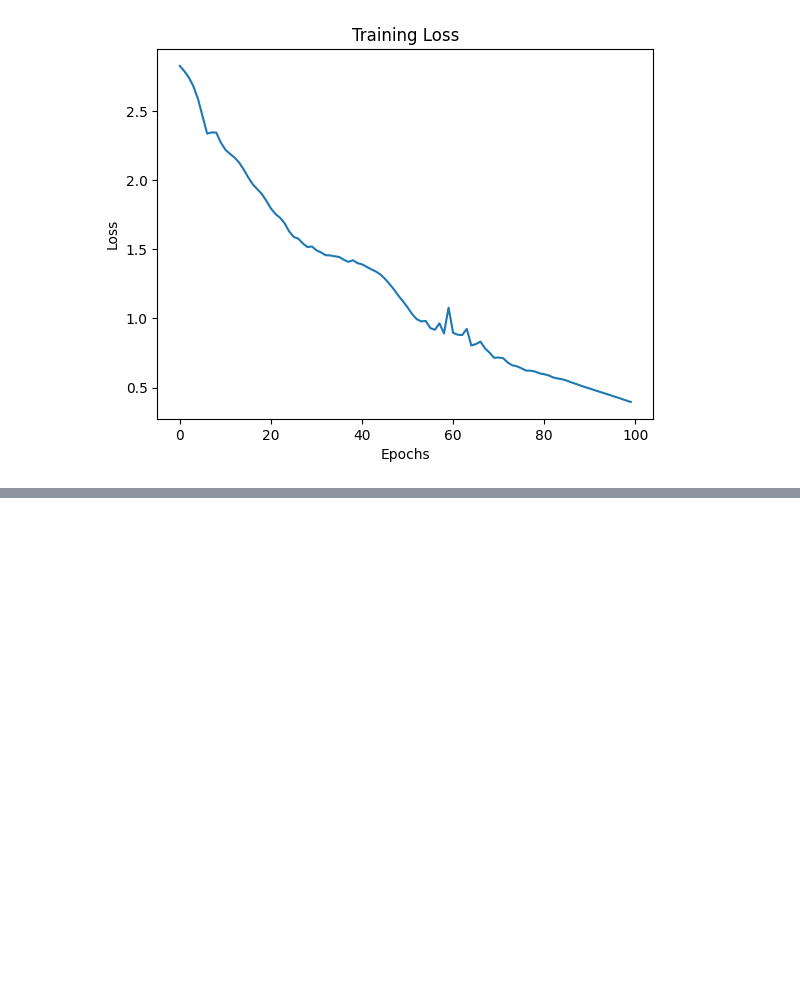
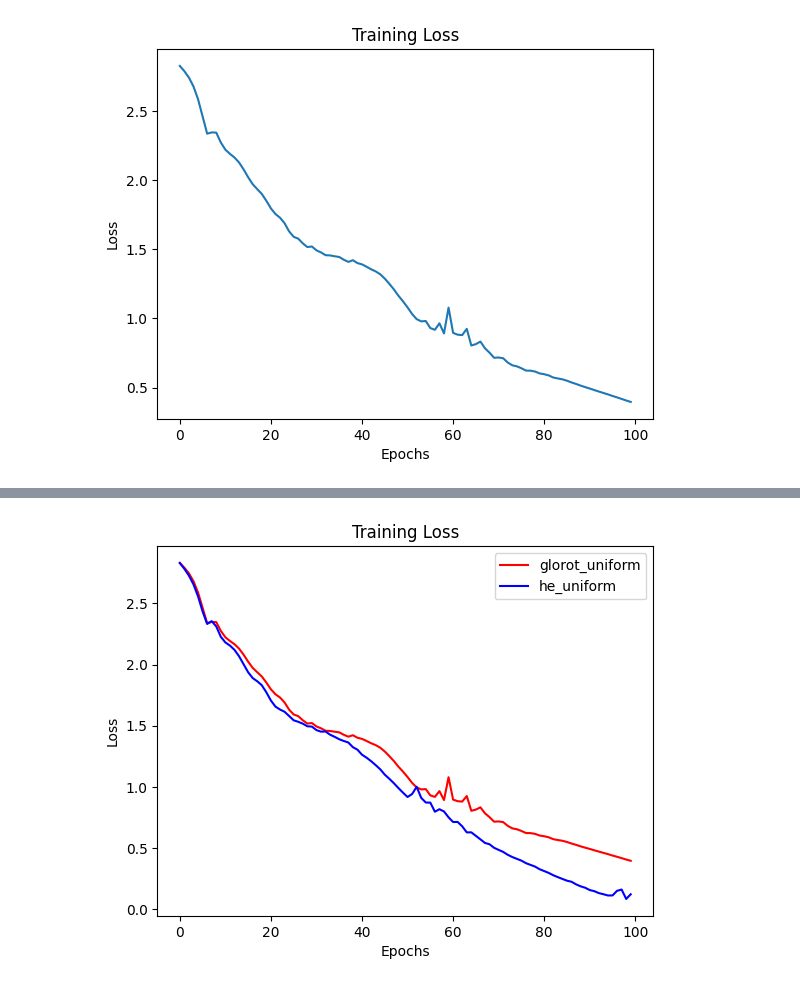
Before and after one commit to jihyeon26/neural_network_basic, a Jupyter notebook: neural_networks_ibm/2.4.2. Transformers_with_Keras.ipynb, the cells around one changed output, grey strips where cells are left out. Drawn from its saved outputs; the diff is of its cells as text; code cells hidden in the pictures; blank space fills up the shorter version.

```diff
--- a/neural_networks_ibm/2.4.2. Transformers_with_Keras.ipynb
+++ b/neural_networks_ibm/2.4.2. Transformers_with_Keras.ipynb
@@ -220,0 +223,79 @@ plt.show()
+# %%
+#Define the Self-Attention Layer
+class SelfAttention(Layer):
+    def __init__(self, **kwargs):
+        super(SelfAttention, self).__init__(**kwargs)
+
+    def build(self, input_shape):
+        feature_dim = input_shape[-1]
+        # Weight matrices for Q, K, V
+        self.Wq = self.add_weight(shape=(feature_dim, feature_dim),
+                                  initializer='he_uniform',
+                                  trainable=True,
+                                  name='Wq')
+        self.Wk = self.add_weight(shape=(feature_dim, feature_dim),
+                                  initializer='he_uniform',
+                                  trainable=True,
+                                  name='Wk')
+        self.Wv = self.add_weight(shape=(feature_dim, feature_dim),
+                                  initializer='he_uniform',
+                                  trainable=True,
+                                  name='Wv')
+        super(SelfAttention, self).build(input_shape)
+
+    def call(self, inputs):
+        # Linear projections
+        q = K.dot(inputs, self.Wq)  # Query
+        k = K.dot(inputs, self.Wk)  # Key
+        v = K.dot(inputs, self.Wv)  # Value
+
+        # Scaled Dot-Product Attention
+        scores = K.batch_dot(q, k, axes=[2, 2])  # (batch, seq_len, seq_len)
+        scores = scores / K.sqrt(K.cast(K.shape(k)[-1], dtype=K.floatx()))  # Scale
+        attention_weights = K.softmax(scores, axis=-1)  # Normalize
+
+        # Weighted sum of values
+        output = K.batch_dot(attention_weights, v)  # (batch, seq_len, feature_dim)
+        return output
+
+    def compute_output_shape(self, input_shape):
+        return input_shape
+
+
+#Encoder
+encoder_inputs = Input(shape=(max_input_length,))
+encoder_embedding = Embedding(input_vocab_size, 256)(encoder_inputs)
+encoder_lstm = LSTM(256, return_sequences=True, return_state=True)
+encoder_outputs, state_h, state_c = encoder_lstm(encoder_embedding)
+encoder_states = [state_h, state_c]
+
+#Attention Mechanism
+attention_layer = SelfAttention()(encoder_outputs)
+
+#Decoder
+decoder_inputs = Input(shape=(max_output_length - 1,))
+decoder_embedding = Embedding(output_vocab_size, 256)(decoder_inputs)
+decoder_lstm = LSTM(256, return_sequences=True, return_state=True)
+decoder_outputs, _, _ = decoder_lstm(decoder_embedding, initial_state=encoder_states)
+decoder_attention = SelfAttention()(decoder_outputs)  # Apply attention
+decoder_dense = Dense(output_vocab_size, activation='softmax')
+decoder_outputs = decoder_dense(decoder_attention)
+
+#Full Model
+model = Model([encoder_inputs, decoder_inputs], decoder_outputs)
+model.compile(optimizer='adam', loss='categorical_crossentropy', metrics=['accuracy'])
+
+
+#Step 6: Train the Model
+history_he = model.fit([input_sequences, decoder_input_data], decoder_output_data, epochs=100, batch_size=16)
+
+#Plotting training losses for glorot_uniform and he_uniform inititalizers
+import matplotlib.pyplot as plt
+plt.plot(history_glorot_adam.history['loss'], label="glorot_uniform", color='red')
+plt.plot(history_he.history['loss'], label="he_uniform", color='blue')
+plt.title('Training Loss')
+plt.xlabel('Epochs')
+plt.ylabel('Loss')
+plt.legend()
+plt.show()
+# %% [output]
@@ -220,0 +319 @@ plt.show()
+[figure, added]
```
Also changed, not shown: parts of 6 cells of this notebook.
